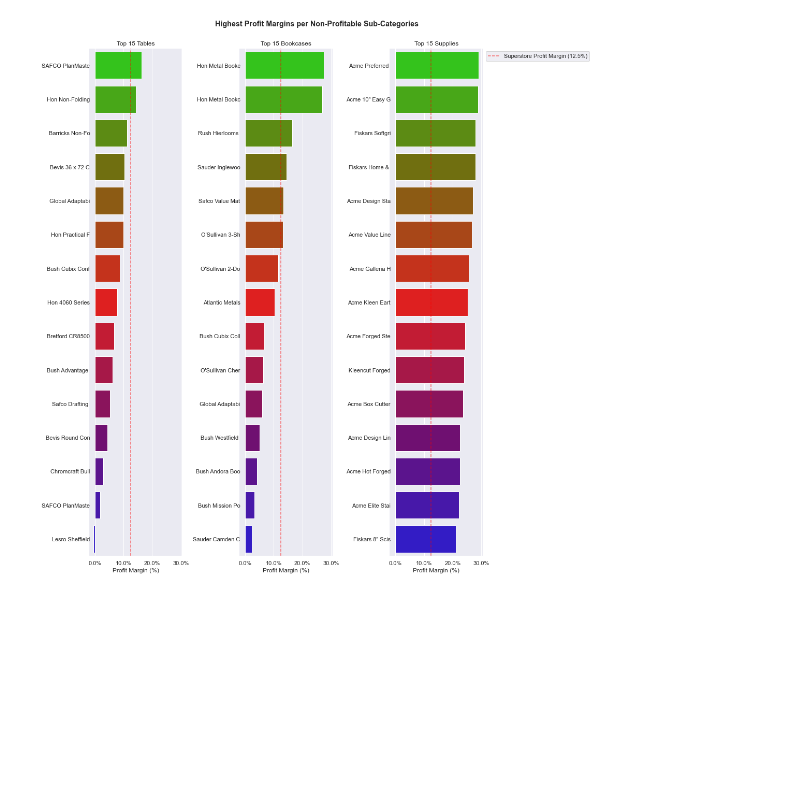
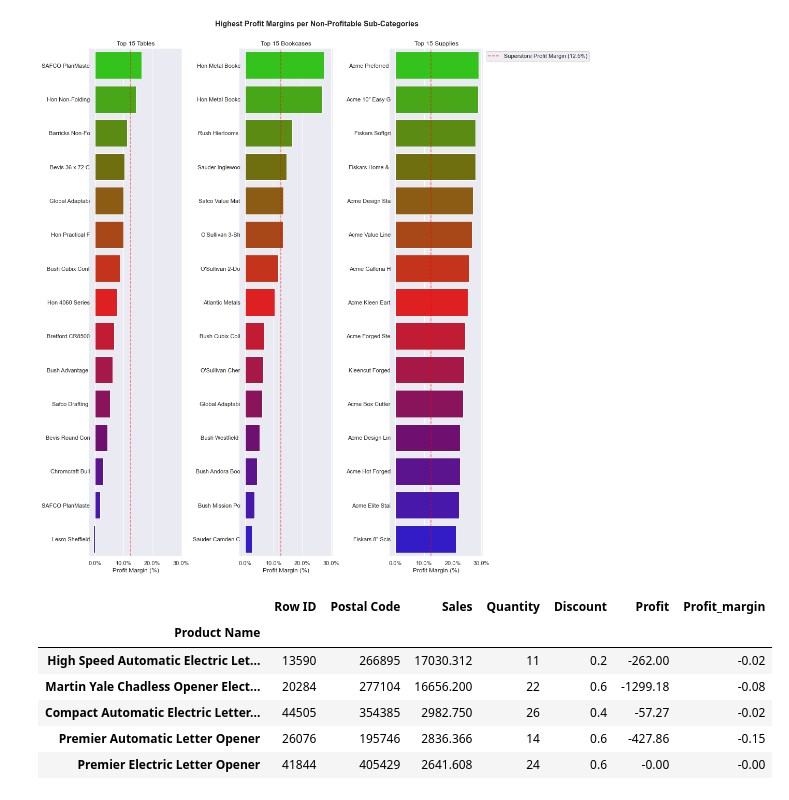
Before and after one commit to VingxenGuo/superstore_analysis, a Jupyter notebook: superstore.ipynb, the cells around one changed output. Cells and saved outputs as stored; diff of their text form; code cells hidden in the pictures; blank space fills up the shorter version.

```diff
--- a/superstore.ipynb
+++ b/superstore.ipynb
@@ -311,3 +308,17 @@ ax3.legend(bbox_to_anchor=(1,1))
 fig.tight_layout()
 # %% [output]
 [figure]
+# %%
+# 將profit欄位從str轉換為float，show前5筆
+supplies["Profit"] = supplies["Profit"].apply(lambda x: f"{float(x):.2f}")
+supplies["Profit_margin"] = supplies["Profit_margin"].apply(lambda x: f"{float(x):.2f}")
+
+supplies.sort_values(by="Sales", ascending=False)[:5]
+# %% [output]
+|  | Row ID | Postal Code | Sales | Quantity | Discount | Profit | Profit_margin |
+| Product Name |  |  |  |  |  |  |  |
+| High Speed Automatic Electric Let... | 13590 | 266895 | 17030.312 | 11 | 0.2 | -262.00 | -0.02 |
+| Martin Yale Chadless Opener Elect... | 20284 | 277104 | 16656.200 | 22 | 0.6 | -1299.18 | -0.08 |
+| Compact Automatic Electric Letter... | 44505 | 354385 | 2982.750 | 26 | 0.4 | -57.27 | -0.02 |
+| Premier Automatic Letter Opener | 26076 | 195746 | 2836.366 | 14 | 0.6 | -427.86 | -0.15 |
+| Premier Electric Letter Opener | 41844 | 405429 | 2641.608 | 24 | 0.6 | -0.00 | -0.00 |
```
Also changed, not shown: parts of 2 cells of this notebook, 1 other file.
